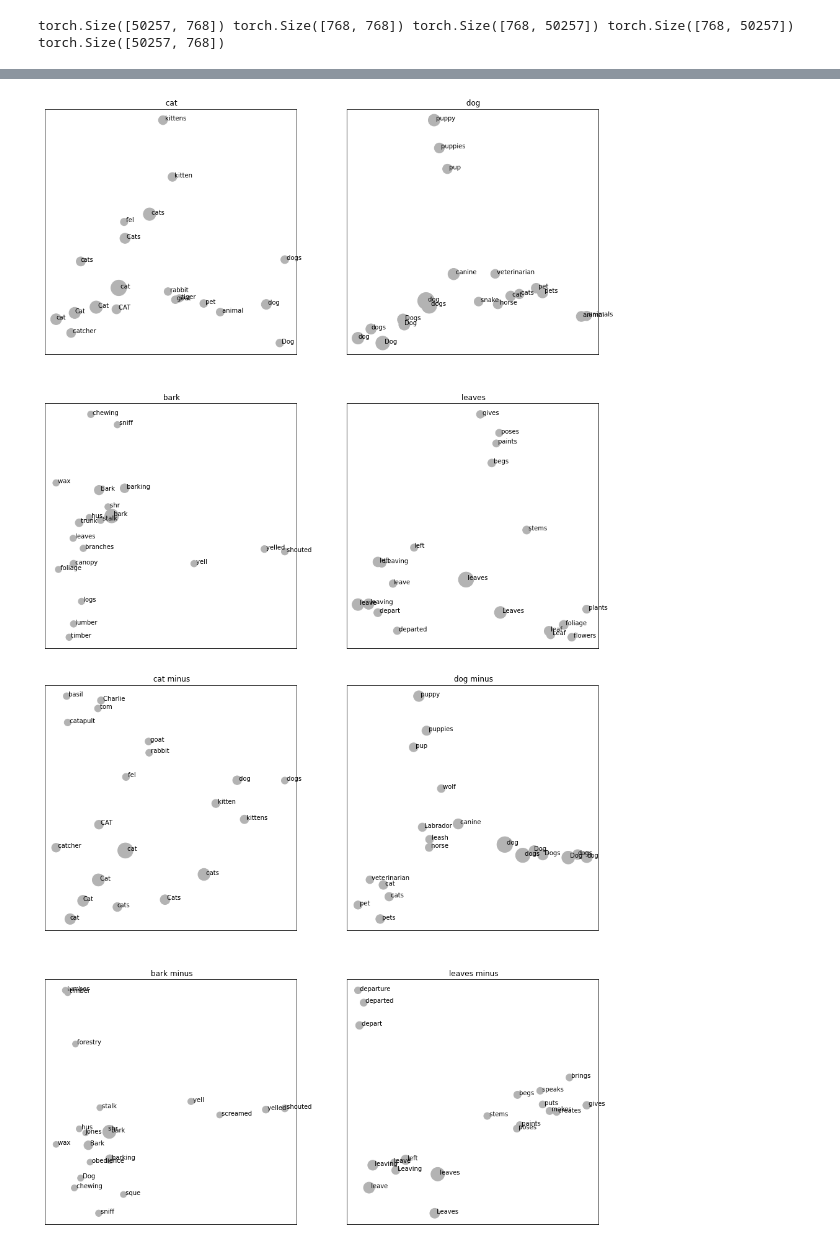
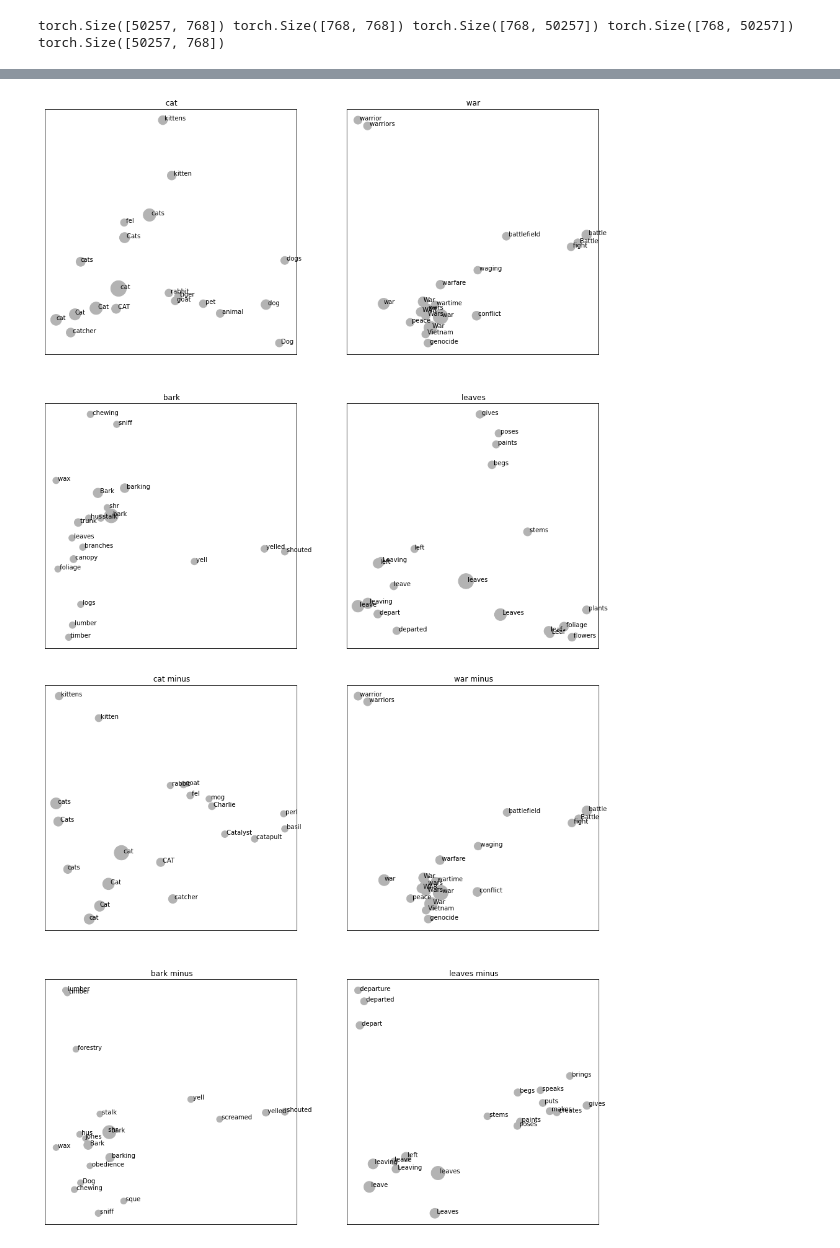
Before and after one commit to edkins/interp-ausp, a Jupyter notebook: pca.ipynb, the cells around one changed output, grey strips where cells are left out. Saved outputs shown, nothing was run; the diff lists cells and outputs as text; code cells hidden in the pictures.

Commit message:
Plots of word subtraction

```diff
--- a/pca.ipynb
+++ b/pca.ipynb
@@ -182,7 +182,7 @@ import math
 
 plt.rcParams['figure.figsize'] = [16, 16]
 
-toks = [' cat', ' dog', ' bark', ' leaves']
+toks = [' cat', ' war', ' bark', ' leaves']
 
 def plot_similar_words(ax, heading, td, n=20):
     similarity_vec = torch.matmul(V_to_D, td)
@@ -190,18 +190,18 @@ def plot_similar_words(ax, heading, td, n=20):
     values.sort(reverse=True)
 
     adj_vecs = torch.zeros((n, d_D))
-    colors = np.zeros((n,))
+    sizes = np.zeros((n,))
     text = []
     for i in range(n):
         adj_vecs[i] = V_to_D[values[i][1],:]
-        colors[i] = max(0, values[i][0])
+        sizes[i] = max(0, values[i][0])
         text.append(decode(values[i][1]))
     dot_products = torch.matmul(adj_vecs, adj_vecs.T)
     X = adj_vecs #torch.nn.functional.normalize(adj_vecs, dim=1)
 
     pca = PCA(n_components = 2)
     xy = pca.fit_transform(X)
-    ax.scatter(xy[:,0], xy[:,1], s=colors, color=(0.7,0.7,0.7))
+    ax.scatter(xy[:,0], xy[:,1], s=sizes, color=(0.7,0.7,0.7))
     for i in range(n):
         ax.annotate(text[i], (xy[i,0], xy[i,1]))
     ax.set_title(heading)
@@ -214,20 +214,20 @@ for i in range(4):
     v0 = V_to_D[t0,:]
     plot_similar_words(ax[i // 2][i % 2], toks[i], v0, n=20)
 # %% [output]
-[figure, old version]
+[figure, new version]
 # %%
 minuses = [
-    [' cat', ' animal'],
-    [' dog', ' animal'],
+    [' cat', ' dog'],
+    [' war'],
     [' bark', ' trunk', ' leaves'],
     [' leaves', ' leaf', ' foliage'],
 ]
 fig, ax = plt.subplots(2,2)
 for i in range(4):
     t0, = encode(minuses[i][0])
     v = V_to_D[t0,:]
     for tok in minuses[i][1:]:
         v = subtract_meaning(v, tok)
     plot_similar_words(ax[i // 2][i % 2], f'{minuses[i][0]} minus', v, n=20)
 # %% [output]
-[figure, old version]
+[figure, new version]
```
